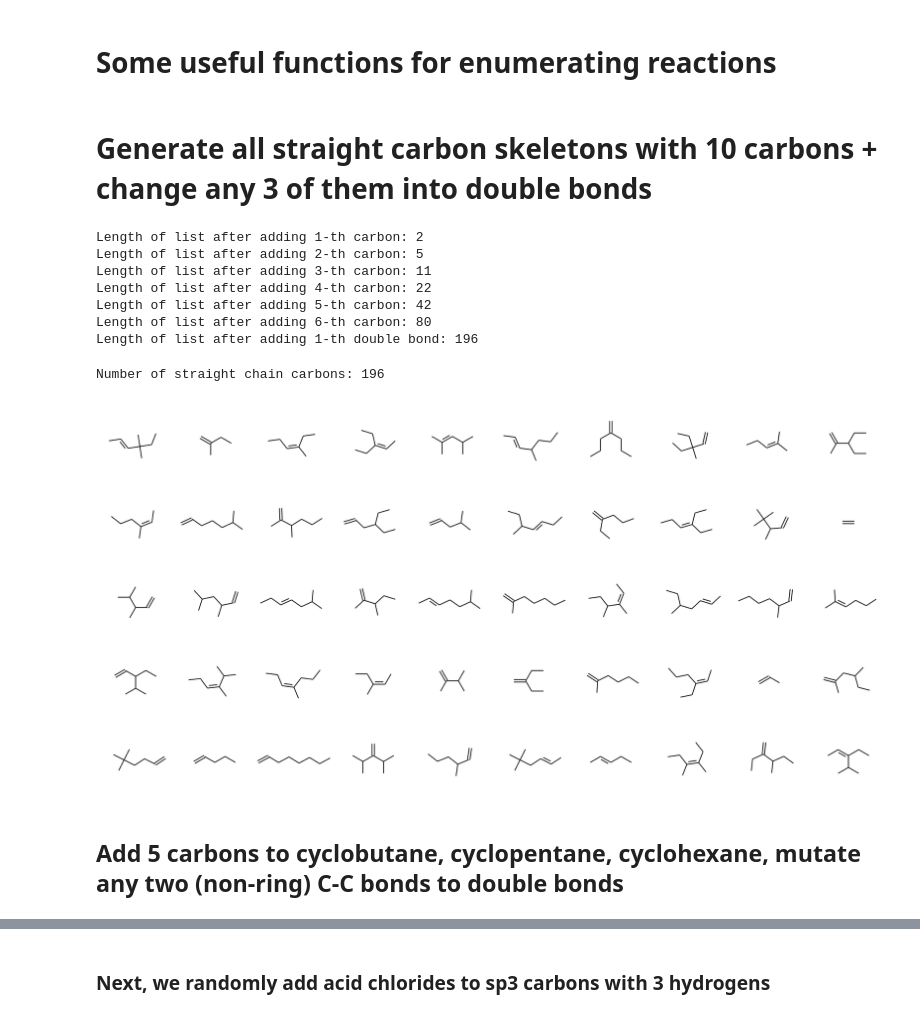
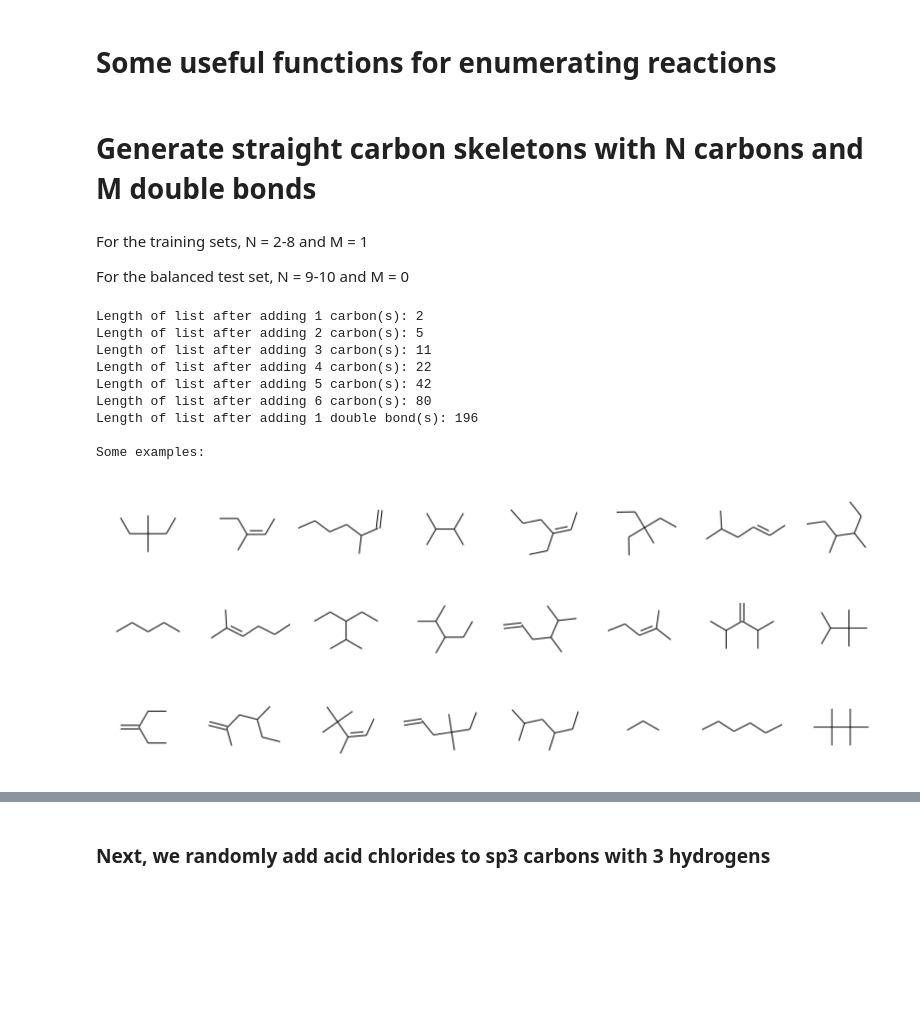
Before and after one commit to davkovacs/MTExplainer, a Jupyter notebook: experiments/toy_model/sear_dataset_construction.ipynb, the cells around one changed output, grey strips where cells are left out. Saved outputs shown, nothing was run; the diff lists cells and outputs as text; code cells hidden in the pictures; blank space fills up the shorter version.

```diff
--- a/experiments/toy_model/sear_dataset_construction.ipynb
+++ b/experiments/toy_model/sear_dataset_construction.ipynb
@@ -135,35 +138,50 @@ def simple_rxn(mol_list, rxn, debug=False):
                     continue
     return canonicalize(prod_list)
 # %% [markdown]
-# Generate all straight carbon skeletons with 10 carbons + change any 3 of them into double bonds
+# Generate straight carbon skeletons with N carbons and M double bonds
+# %% [markdown]
+For the training sets, N = 2-8 and M = 1
+
+For the balanced test set, N = 9-10 and M = 0
 # %%
-add_carbon = AllChem.ReactionFromSmarts('[C!H0:1] >> [C:1]C')
-single_to_double = AllChem.ReactionFromSmarts('[C!H0!R:1][C!H0!R:2] >> [C:1]=[C:2]')
+def gen_carbons(test=False):
 
-eth = MolFromSmiles('CC')
-skeletons = [eth]
-for i in tqdm(range(6)):
-    prods = simple_rxn(skeletons, add_carbon)
-    skeletons = skeletons + prods
-    print('Length of list after adding {}-th carbon: {}'.format(i+1,len(skeletons)))
-for i in tqdm(range(1)):
-    doubles = simple_rxn(skeletons, single_to_double)
-    skeletons = skeletons + doubles
-    print('Length of list after adding {}-th double bond: {}'.format(i+1,len(skeletons)))
+    add_carbon = AllChem.ReactionFromSmarts('[C!H0:1] >> [C:1]C')
+    single_to_double = AllChem.ReactionFromSmarts('[C!H0!R:1][C!H0!R:2] >> [C:1]=[C:2]')
+
+    if not test:
+        input = MolFromSmiles('CC')
+        skeletons = [input]
+        for i in range(6):
+            prods = simple_rxn(skeletons, add_carbon)
+            skeletons = skeletons + prods
+            print('Length of list after adding {} carbon(s): {}'.format(i+1,len(skeletons)))
+        for i in range(1):
+            doubles = simple_rxn(skeletons, single_to_double)
+            skeletons = skeletons + doubles
+            print('Length of list after adding {} double bond(s): {}'.format(i+1,len(skeletons)))
+    else:
+        input = MolFromSmiles('CCCCCCCC')
+        skeletons = [input]
+        for i in range(2):
+            prods = simple_rxn(skeletons, add_carbon)
+            skeletons = skeletons + prods
+            print('Length of list after adding {} carbon: {}'.format(i+1,len(skeletons)))
+    return skeletons
+
+skeletons = gen_carbons()
+
+print('\nSome examples:')
+img = Draw.MolsToGridImage(random.sample(skeletons,24), molsPerRow=8)
+img
 # %% [output]
-Length of list after adding 1-th carbon: 2
-Length of list after adding 2-th carbon: 5
-Length of list after adding 3-th carbon: 11
-Length of list after adding 4-th carbon: 22
-Length of list after adding 5-th carbon: 42
-Length of list after adding 6-th carbon: 80
-Length of list after adding 1-th double bond: 196
+Length of list after adding 1 carbon(s): 2
+Length of list after adding 2 carbon(s): 5
+Length of list after adding 3 carbon(s): 11
+Length of list after adding 4 carbon(s): 22
+Length of list after adding 5 carbon(s): 42
+Length of list after adding 6 carbon(s): 80
+Length of list after adding 1 double bond(s): 196
+
+Some examples:
+[figure, added]
-# %%
-print('Number of straight chain carbons: {}'.format(len(skeletons)))
-img = Draw.MolsToGridImage(skeletons[-50:], molsPerRow=10)
-img
-# %% [output]
-Number of straight chain carbons: 196
-[figure, removed]
-# %% [markdown]
-## Add 5 carbons to cyclobutane, cyclopentane, cyclohexane, mutate any two (non-ring) C-C bonds to double bonds
```
Also changed, not shown: parts of 24 cells of this notebook, 10 other files.
